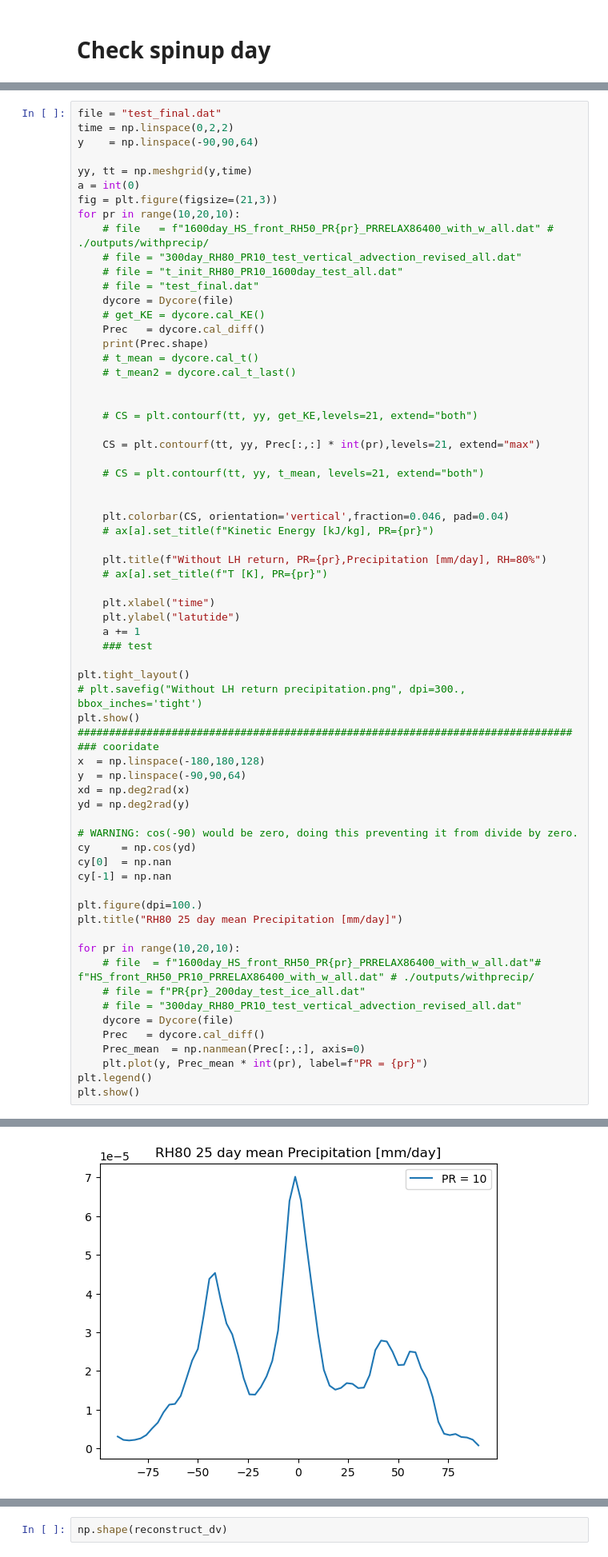
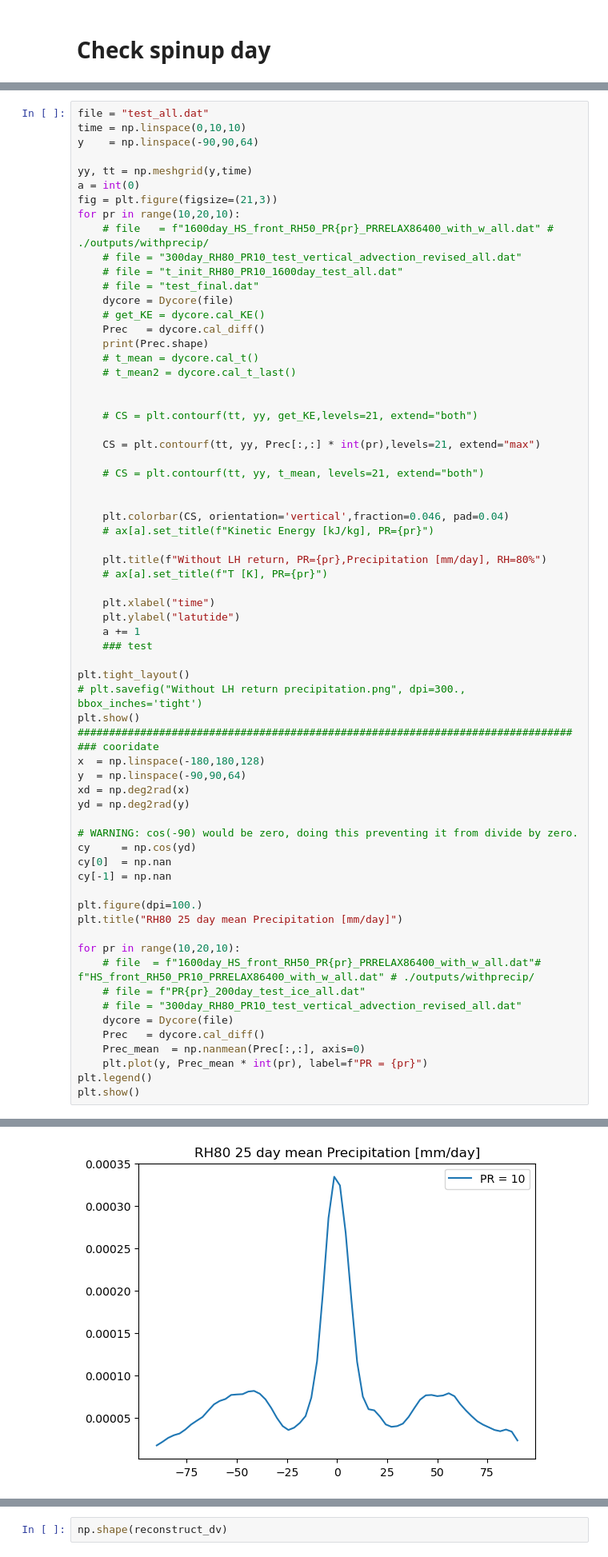
Before and after one commit to PeterChang1023/Dycore_beginner, a Jupyter notebook: dycore/IdealizeSpetral.jl/exp/HSt42/check_spinupday.ipynb, the cells around one changed output, grey strips where cells are left out. Shown at 80% size. Saved outputs shown, nothing was run; the diff lists cells and outputs as text.

```diff
--- a/dycore/IdealizeSpetral.jl/exp/HSt42/check_spinupday.ipynb
+++ b/dycore/IdealizeSpetral.jl/exp/HSt42/check_spinupday.ipynb
@@ -137,8 +137,8 @@ class Dycore:
 
         return np.nanmean(self.factor3, axis=(1,3))
 # %%
-file = "test_final.dat"
-time = np.linspace(0,2,2)
+file = "test_all.dat"
+time = np.linspace(0,10,10)
 y    = np.linspace(-90,90,64)
 
 yy, tt = np.meshgrid(y,time)
@@ -209,4 +209,4 @@ plt.show()
-[figure, old version]
+[figure, new version]
 # %% [markdown]
 # Cal qv
 # %%
```
Also changed, not shown: parts of 12 cells of this notebook, 2 other files.
